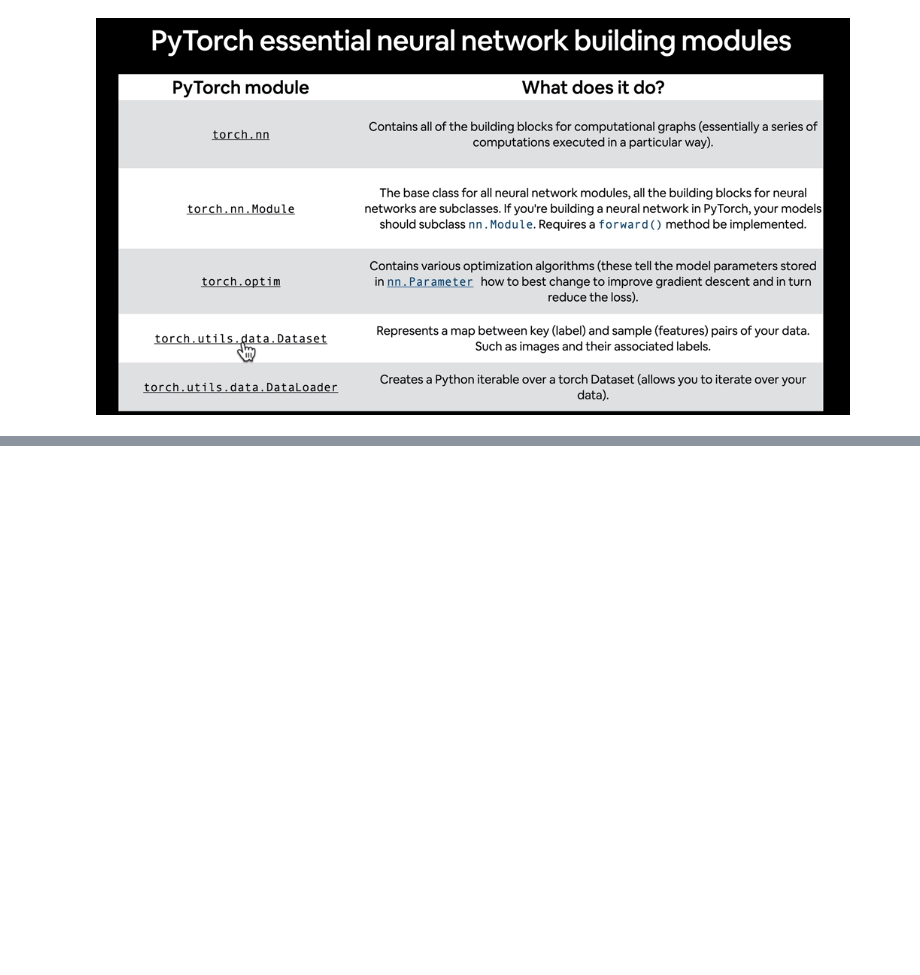
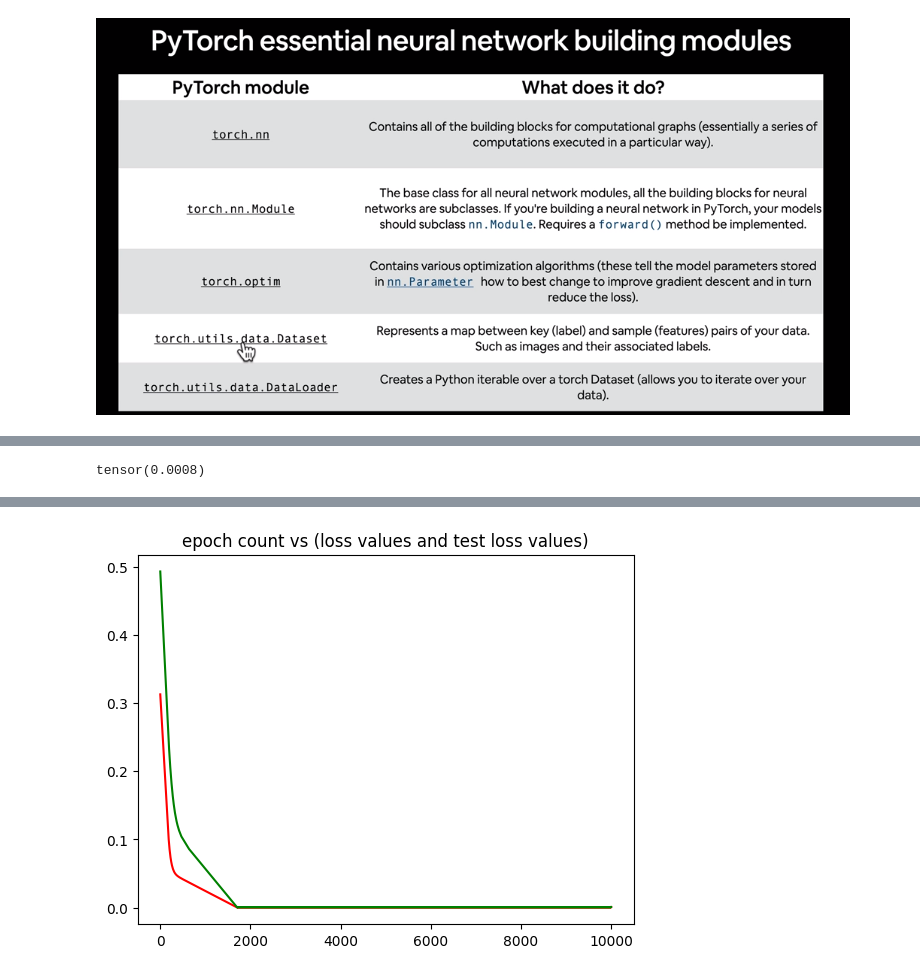
Before and after one commit to Amanpatel2002-g/learning-pytorch-new, a Jupyter notebook: 01_Pytorch_workflow_video.ipynb, the cells around one changed output, grey strips where cells are left out. Saved outputs shown, nothing was run; the diff lists cells and outputs as text; code cells hidden in the pictures; blank space fills up the shorter version.

```diff
--- a/01_Pytorch_workflow_video.ipynb
+++ b/01_Pytorch_workflow_video.ipynb
@@ -131,0 +361,10 @@ class LinearRegressionModel(nn.Module): # <- almost everything in Pytorch inheri
+# %%
+test_loss
+# %% [output]
+tensor(0.0008)
+# %%
+import numpy as np
+plt.plot(epoch_count, torch.tensor(loss_values).numpy(), c="red")
+plt.plot(epoch_count, torch.tensor(test_loss_values).numpy(), c="green")
+plt.title("epoch count vs (loss values and test loss values)")
+# %% [output]
@@ -131,0 +372 @@ class LinearRegressionModel(nn.Module): # <- almost everything in Pytorch inheri
+[figure, added]
```
Also changed, not shown: parts of 37 cells of this notebook, 1 other file.
